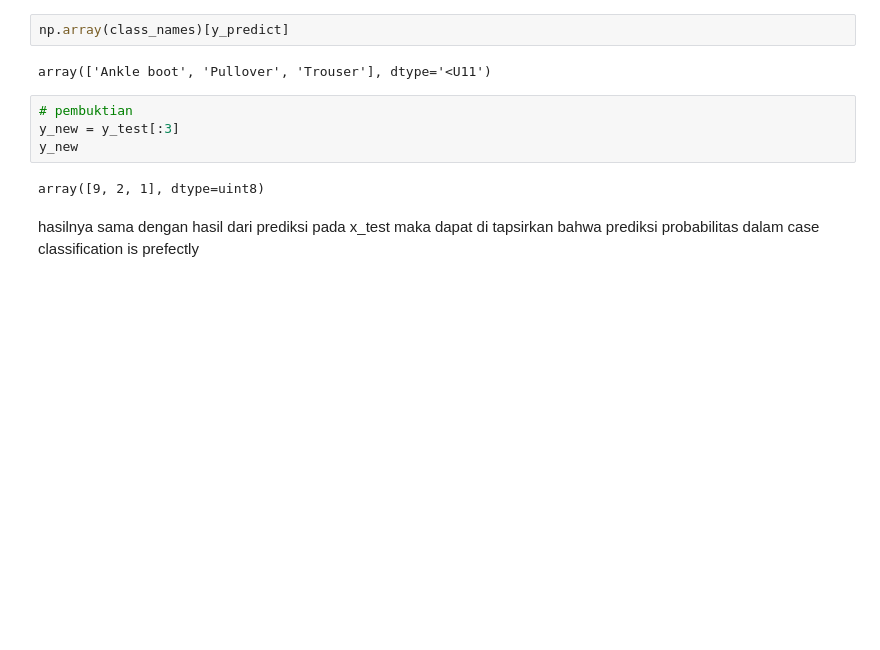
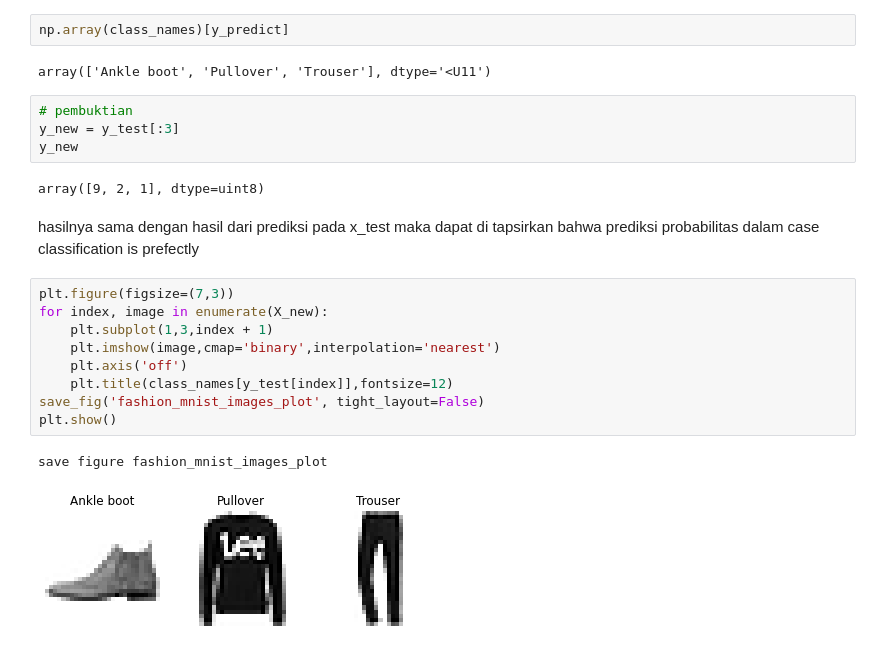
Before and after one commit to TeguhPermana666/Artificial-Neural-Network, a Jupyter notebook: MNIST.ipynb, the cells around one changed output. Drawn from its saved outputs; the diff is of its cells as text; blank space fills up the shorter version.

Commit message:
[ plot result ]

```diff
--- a/MNIST.ipynb
+++ b/MNIST.ipynb
@@ -335,3 +335,15 @@ y_new
 array([9, 2, 1], dtype=uint8)
 # %% [markdown]
 hasilnya sama dengan hasil dari prediksi pada x_test maka dapat di tapsirkan bahwa prediksi probabilitas dalam case classification is prefectly
+# %%
+plt.figure(figsize=(7,3))
+for index, image in enumerate(X_new):
+    plt.subplot(1,3,index + 1)
+    plt.imshow(image,cmap='binary',interpolation='nearest')
+    plt.axis('off')
+    plt.title(class_names[y_test[index]],fontsize=12)
+save_fig('fashion_mnist_images_plot', tight_layout=False)
+plt.show()
+# %% [output]
+save figure fashion_mnist_images_plot
+[figure, added]
```
Also changed, not shown: 1 other file.
